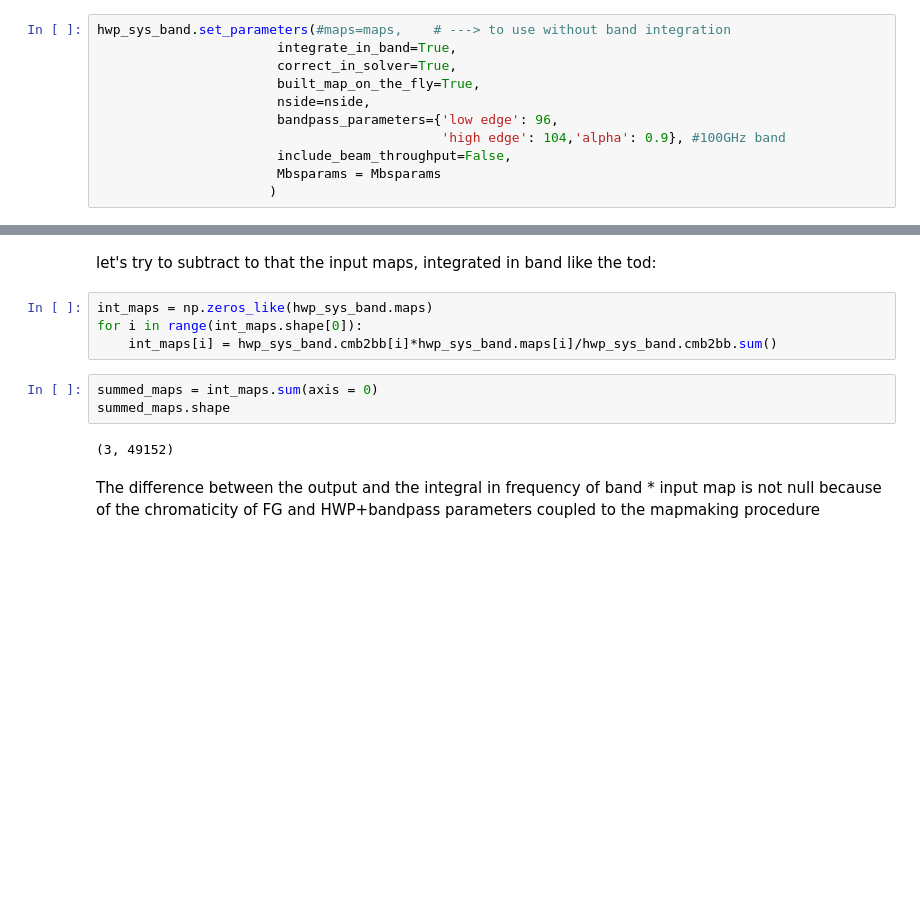
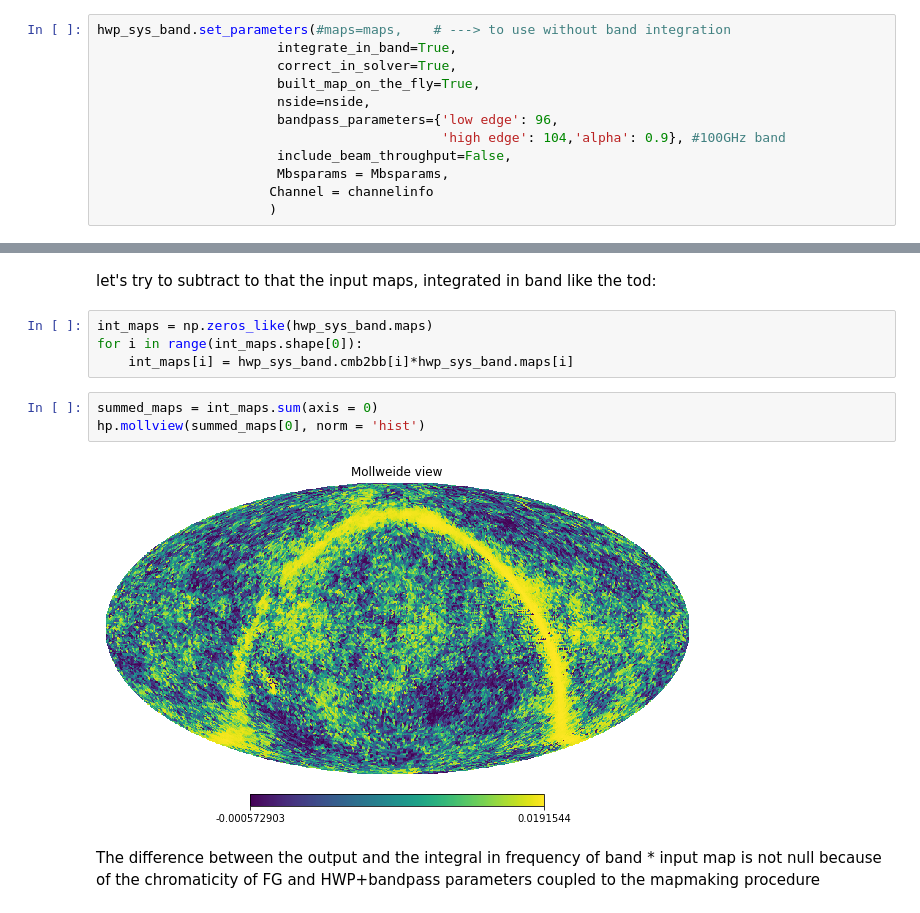
Before and after one commit to litebird/litebird_sim, a Jupyter notebook: litebird_sim/out_of_band_analysis/examples/simple_scan.ipynb, the cells around one changed output, grey strips where cells are left out. Drawn from its saved outputs; the diff is of its cells as text; blank space fills up the shorter version.

Commit message:
Problem in out_of_band_analysis.set_parameters solved, notebook updated and beta in hwp_sys correctly converted to rad

```diff
--- a/litebird_sim/out_of_band_analysis/examples/simple_scan.ipynb
+++ b/litebird_sim/out_of_band_analysis/examples/simple_scan.ipynb
@@ -525,6 +545,7 @@ hwp_sys_band.set_parameters(#maps=maps,    # ---> to use without band integratio
                        bandpass_parameters={'low edge': 96,
                                             'high edge': 104,'alpha': 0.9}, #100GHz band
                        include_beam_throughput=False,
-                       Mbsparams = Mbsparams
+                       Mbsparams = Mbsparams,
+                      Channel = channelinfo
                       )
 # %% [output]
@@ -572,12 +597,12 @@ let's try to subtract to that the input maps, integrated in band like the tod:
 # %%
 int_maps = np.zeros_like(hwp_sys_band.maps)
 for i in range(int_maps.shape[0]):
-    int_maps[i] = hwp_sys_band.cmb2bb[i]*hwp_sys_band.maps[i]/hwp_sys_band.cmb2bb.sum()
+    int_maps[i] = hwp_sys_band.cmb2bb[i]*hwp_sys_band.maps[i]
 # %%
 summed_maps = int_maps.sum(axis = 0)
-summed_maps.shape
+hp.mollview(summed_maps[0], norm = 'hist')
 # %% [output]
-(3, 49152)
+[figure, added]
 # %% [markdown]
 The difference between the output and the integral in frequency of band * input map is not null because of the chromaticity of FG and HWP+bandpass parameters coupled to the mapmaking procedure
 # %%
```
Also changed, not shown: parts of 12 cells of this notebook, 2 other files.
